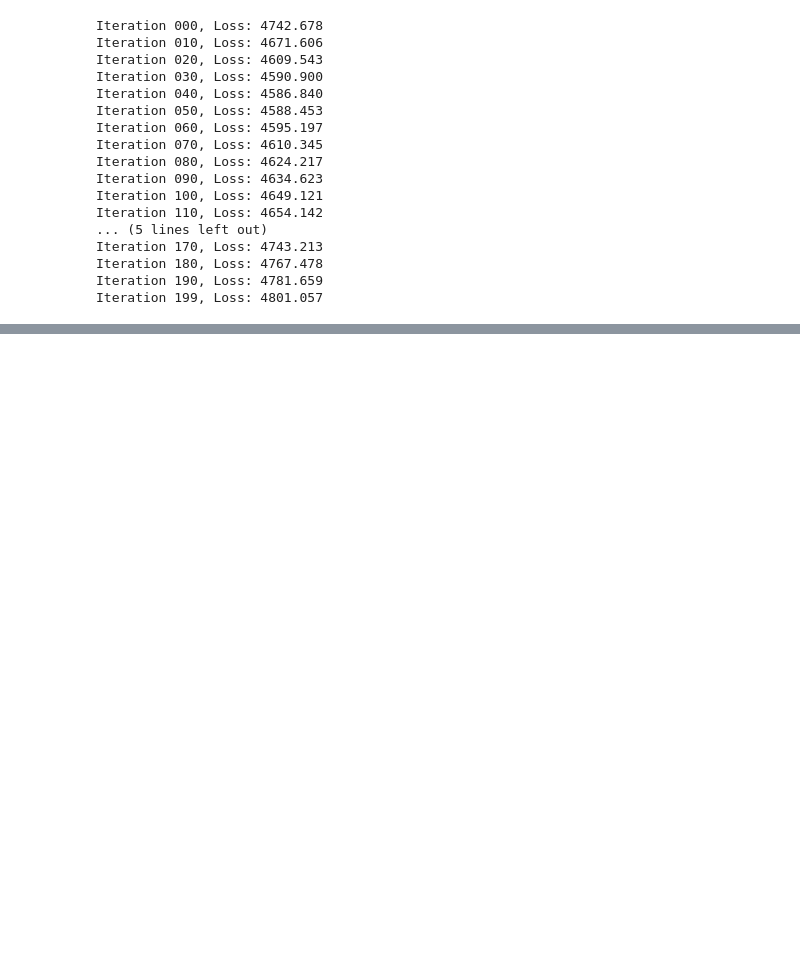
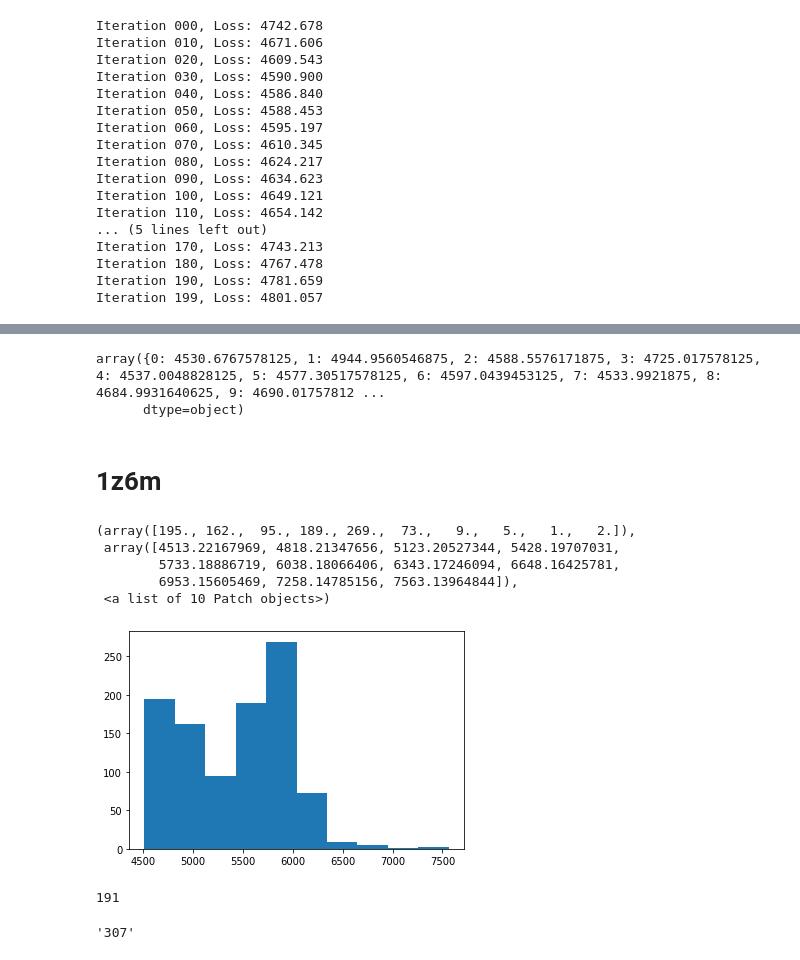
Before and after one commit to andynet/protein_folding, a Jupyter notebook: scripts/structure_realization_our/refinement.ipynb, the cells around one changed output, grey strips where cells are left out. Saved outputs shown, nothing was run; the diff lists cells and outputs as text; code cells hidden in the pictures; blank space fills up the shorter version.

```diff
--- a/scripts/structure_realization_our/refinement.ipynb
+++ b/scripts/structure_realization_our/refinement.ipynb
@@ -389,0 +445,36 @@ for i in os.listdir('1z6mA02_trials/'):
+# %%
+losses
+# %% [output]
+array({0: 4530.6767578125, 1: 4944.9560546875, 2: 4588.5576171875, 3: 4725.017578125, 4: 4537.0048828125, 5: 4577.30517578125, 6: 4597.0439453125, 7: 4533.9921875, 8: 4684.9931640625, 9: 4690.01757812 ...
+      dtype=object)
+# %% [markdown]
+# 1z6m
+# %%
+dom = '1z6mA02'
+losses = {}
+histories = {}
+
+for i, f in enumerate(os.listdir(f'../../steps/folded_structures/optimized/{dom}/')):
+    rs = f.split('_')[1]
+    with open(f'../../steps/folded_structures/optimized/{dom}/{f}', 'rb') as s:
+        temp = pickle.load(s)
+        #losses.append([int(rs), float(temp['loss'])])
+        losses[rs] = float(temp['loss'])
+        histories[rs] = temp['history']
+# %%
+plt.hist(list(losses.values()))
+# %% [output]
+(array([195., 162.,  95., 189., 269.,  73.,   9.,   5.,   1.,   2.]),
+ array([4513.22167969, 4818.21347656, 5123.20527344, 5428.19707031,
+        5733.18886719, 6038.18066406, 6343.17246094, 6648.16425781,
+        6953.15605469, 7258.14785156, 7563.13964844]),
+ <a list of 10 Patch objects>)
+[figure, added]
+# %%
+np.argmin(list(losses.values()))
+# %% [output]
+191
+# %%
+list(losses.keys())[191]
+# %% [output]
+'307'
```
Also changed, not shown: parts of 13 cells of this notebook, 17 other files.
